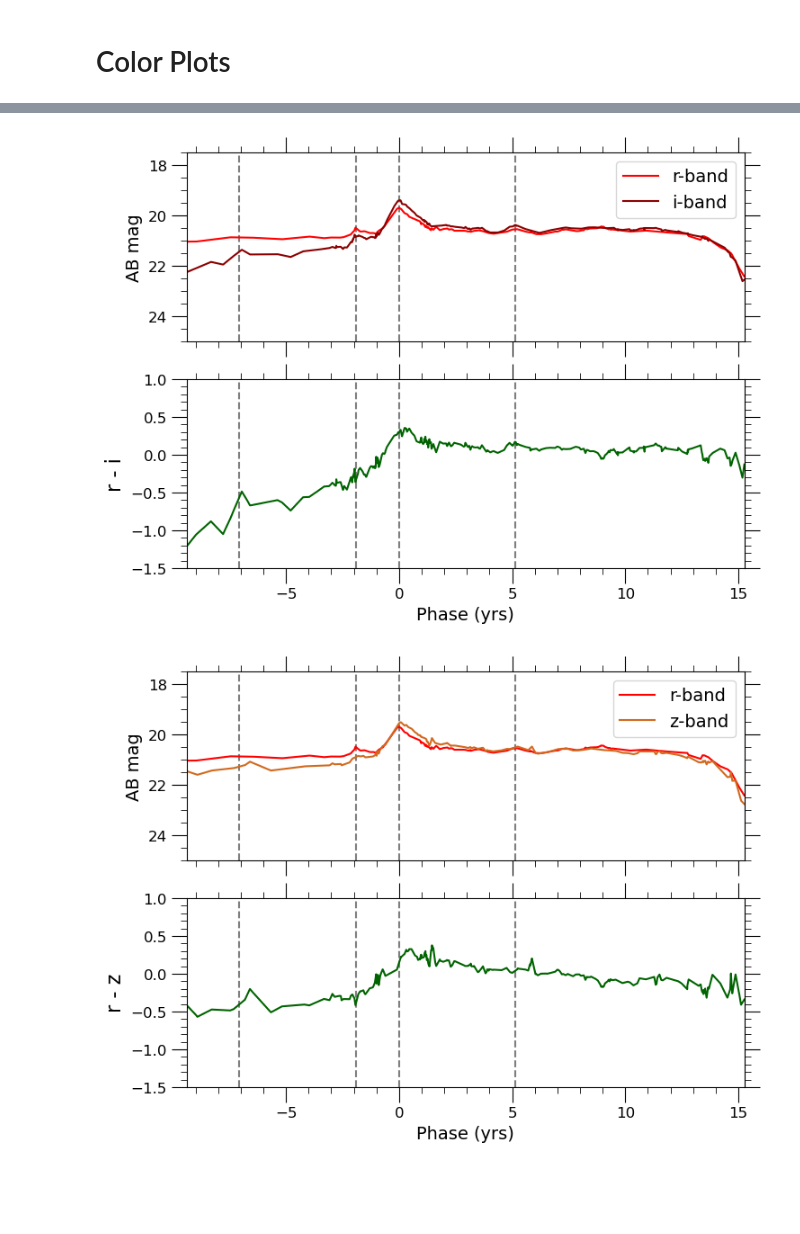
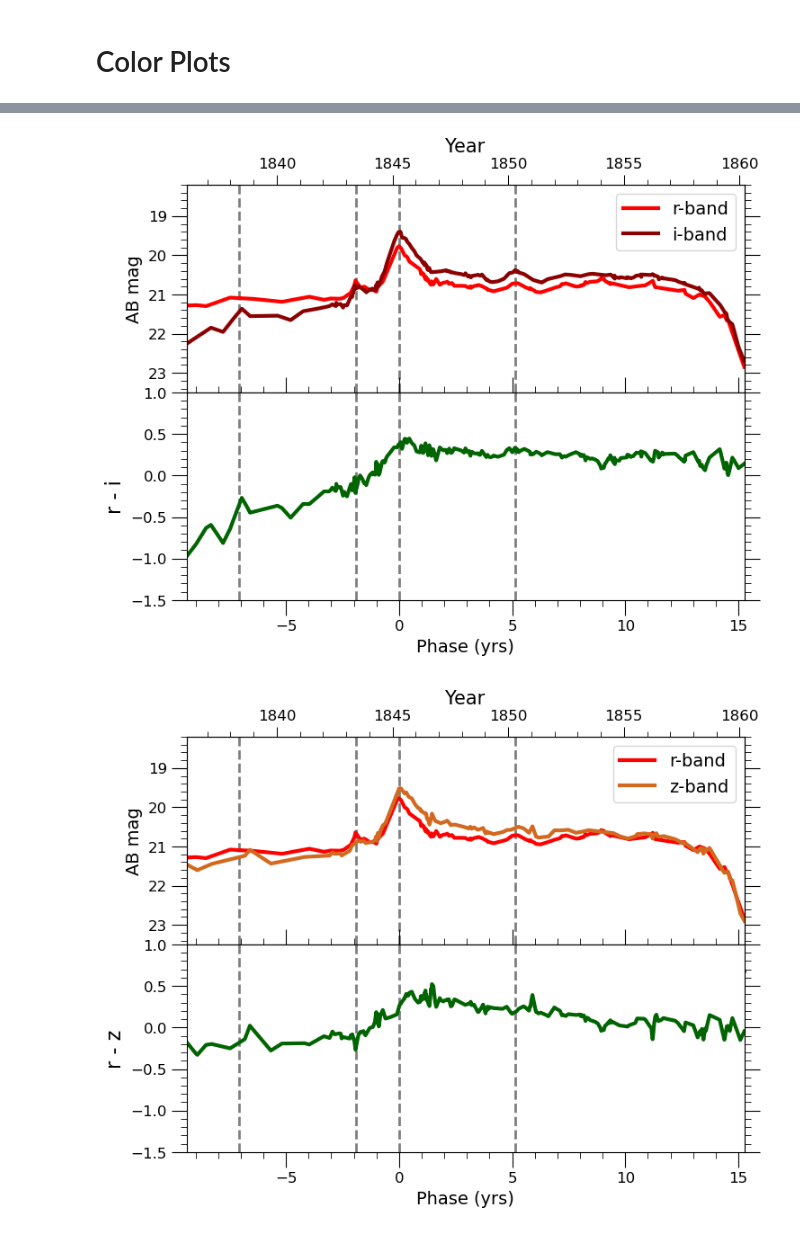
Before and after one commit to xiaolng/EtaCarEchoes, a Jupyter notebook: python_fitting/EtaCar_Display.ipynb, the cells around one changed output, grey strips where cells are left out. Drawn from its saved outputs; the diff is of its cells as text; code cells hidden in the pictures; blank space fills up the shorter version.

```diff
--- a/python_fitting/EtaCar_Display.ipynb
+++ b/python_fitting/EtaCar_Display.ipynb
@@ -429,14 +461,14 @@ day2yr = 365.
 # phase_offset = 0.
 phase_offset = -57430.
 
-axs[0].errorbar((t_ran+phase_offset)/day2yr, y1, ecolor='black', color='blue',label='g-band')
-axs[0].errorbar((t_ran+phase_offset)/day2yr, y2, ecolor='black', color='darkred',label='i-band')
+axs[0].errorbar((t_ran+phase_offset)/day2yr, y1, ecolor='black', color='blue',label='g-band',linewidth=3)
+axs[0].errorbar((t_ran+phase_offset)/day2yr, y2, ecolor='black', color='darkred',label='i-band', linewidth=3)
 axs[0].set_ylabel('AB mag', fontsize = 14)
-axs[0].set_ylim(17.5, 25)
+axs[0].set_ylim(18.2, 24.5)
 axs[0].invert_yaxis()
 axs[0].legend(fontsize = 14)
 
-axs[1].errorbar((t_ran+phase_offset)/day2yr, y1-y2, ecolor='black', color='darkgreen')
+axs[1].errorbar((t_ran+phase_offset)/day2yr, y1-y2, ecolor='black', color='darkgreen', linewidth=3)
 axs[1].set_xlabel('Phase (yrs)', fontsize = 14)
 axs[1].set_ylabel('g - i', fontsize = 16)
 axs[1].set_ylim(-0.01,3.0)
@@ -460,13 +492,13 @@ fig.subplots_adjust(wspace=0, hspace=0)
 axs[0].tick_params(which='both', bottom='off', labelbottom='off')
 ax_y = axs[0].twiny()
 ax_y.errorbar(eta_historic.t['Year'], eta_historic.t['Flux'], fmt='--o', color='slategray', label='Historical LC')
-ax_y.set_xlim(1835.86, 1860.5)
+# ax_y.set_xlim(1835.86, 1860.5)
+ax_y.set_xlim(1836.1, 1860.2)
 ax_y.set_xlabel('Year', fontsize = 15)
 ax_y.minorticks_on()
 ax_y.tick_params(axis='x', which='major', labelsize=12, width=0.75)
 ax_y.tick_params(which='major', length=8)
 ax_y.tick_params(which='minor', length=4)
 
-# fig.savefig('../figures/ec0915/g-i_Color.png', bbox_inches = 'tight', dpi = 100)
 fig.savefig('../figures/display/g-i_Color.png', bbox_inches = 'tight', dpi = 100)
 # %% [output]
@@ -564,42 +622,55 @@ fig.savefig('../figures/ec0915/g-z_Color.png', bbox_inches = 'tight', dpi = 100)
 # %%
 # r - i
 
 y1 = r_new
 y2 = i_new
 
 fig, axs = plt.subplots(2,1,dpi = 100, figsize = [8,6], sharex=True)
 axs = axs.flatten()
 
-axs[0].errorbar((t_ran+phase_offset)/day2yr, y1, ecolor='black', color='red',label='r-band')
-axs[0].errorbar((t_ran+phase_offset)/day2yr, y2, ecolor='black', color='darkred',label='i-band')
+axs[0].errorbar((t_ran+phase_offset)/day2yr, y1, ecolor='black', color='red',label='r-band', linewidth=3)
+axs[0].errorbar((t_ran+phase_offset)/day2yr, y2, ecolor='black', color='darkred',label='i-band', linewidth=3)
 axs[0].set_ylabel('AB mag', fontsize = 14)
-axs[0].set_ylim(17.5, 25)
+axs[0].set_ylim(18.2, 23.5)
 axs[0].invert_yaxis()
 axs[0].legend(fontsize = 14)
 
-axs[1].errorbar((t_ran+phase_offset)/day2yr, y1-y2, ecolor='black', color='darkgreen')
+axs[1].errorbar((t_ran+phase_offset)/day2yr, y1-y2, ecolor='black', color='darkgreen', linewidth=3)
 # axs[1].set_xlabel('MJD (days)', fontsize = 14)
 axs[1].set_xlabel('Phase (yrs)', fontsize = 14)
 axs[1].set_ylabel('r - i', fontsize = 16)
 axs[1].set_ylim(-1.5,1.)
 
 for ax in axs:
     ax.minorticks_on()
     ax.tick_params(axis='x', labelsize=12)
     ax.tick_params(axis='y', labelsize=12)
     ax.tick_params(which='major',bottom='on',top='on',left='on',right='on',length=12)
     ax.tick_params(which='minor',bottom='on',top='on',left='on',right='on',length=5)
     ax.ticklabel_format(axis='both', style='plain')
 
     ax.set_xlim((54000+phase_offset)/day2yr, (63000+phase_offset)/day2yr)
-    ax.axvline((54850+phase_offset)/day2yr, color='k', ls='--', alpha=0.5)
-    ax.axvline((56740+phase_offset)/day2yr, color='k', ls='--', alpha=0.5)
-    ax.axvline((57430+phase_offset)/day2yr, color='k', ls='--', alpha=0.5)
-    ax.axvline((59300+phase_offset)/day2yr, color='k', ls='--', alpha=0.5)
+    ax.axvline((54850+phase_offset)/day2yr, color='k', ls='--', alpha=0.5, lw=2)
+    ax.axvline((56740+phase_offset)/day2yr, color='k', ls='--', alpha=0.5, lw=2)
+    ax.axvline((57430+phase_offset)/day2yr, color='k', ls='--', alpha=0.5, lw=2)
+    ax.axvline((59300+phase_offset)/day2yr, color='k', ls='--', alpha=0.5, lw=2)
 
-fig.savefig('../figures/ec0915/r-i_Color.png', bbox_inches = 'tight', dpi = 100)
+fig.subplots_adjust(wspace=0, hspace=0)
+
+axs[0].tick_params(which='both', bottom='off', labelbottom='off')
+ax_y = axs[0].twiny()
+ax_y.errorbar(eta_historic.t['Year'], eta_historic.t['Flux'], fmt='--o', color='slategray', label='Historical LC')
+# ax_y.set_xlim(1835.86, 1860.5)
+ax_y.set_xlim(1836.1, 1860.2)
+ax_y.set_xlabel('Year', fontsize = 15)
+ax_y.minorticks_on()
+ax_y.tick_params(axis='x', which='major', labelsize=12, width=0.75)
+ax_y.tick_params(which='major', length=8)
+ax_y.tick_params(which='minor', length=4)
+
+fig.savefig('../figures/display/r-i_Color.png', bbox_inches = 'tight', dpi = 100)
 # %% [output]
-[figure, old version]
+[figure, new version]
 # %%
 # r - z
 
@@ -609,14 +680,14 @@ y2 = z_new
 fig, axs = plt.subplots(2,1,dpi = 100, figsize = [8,6], sharex=True)
 axs = axs.flatten()
 
-axs[0].errorbar((t_ran+phase_offset)/day2yr, y1, ecolor='black', color='red',label='r-band')
-axs[0].errorbar((t_ran+phase_offset)/day2yr, y2, ecolor='black', color='chocolate',label='z-band')
+axs[0].errorbar((t_ran+phase_offset)/day2yr, y1, ecolor='black', color='red',label='r-band', linewidth=3)
+axs[0].errorbar((t_ran+phase_offset)/day2yr, y2, ecolor='black', color='chocolate',label='z-band', linewidth=3)
 axs[0].set_ylabel('AB mag', fontsize = 14)
-axs[0].set_ylim(17.5, 25)
+axs[0].set_ylim(18.2, 23.5)
 axs[0].invert_yaxis()
 axs[0].legend(fontsize = 14)
 
-axs[1].errorbar((t_ran+phase_offset)/day2yr, y1-y2, ecolor='black', color='darkgreen')
+axs[1].errorbar((t_ran+phase_offset)/day2yr, y1-y2, ecolor='black', color='darkgreen', linewidth=3)
 # axs[1].set_xlabel('MJD (days)', fontsize = 14)
 axs[1].set_xlabel('Phase (yrs)', fontsize = 14)
 axs[1].set_ylabel('r - z', fontsize = 16)
@@ -631,14 +702,27 @@ for ax in axs:
     ax.ticklabel_format(axis='both', style='plain')
 
     ax.set_xlim((54000+phase_offset)/day2yr, (63000+phase_offset)/day2yr)
-    ax.axvline((54850+phase_offset)/day2yr, color='k', ls='--', alpha=0.5)
-    ax.axvline((56740+phase_offset)/day2yr, color='k', ls='--', alpha=0.5)
-    ax.axvline((57430+phase_offset)/day2yr, color='k', ls='--', alpha=0.5)
-    ax.axvline((59300+phase_offset)/day2yr, color='k', ls='--', alpha=0.5)
+    ax.axvline((54850+phase_offset)/day2yr, color='k', ls='--', alpha=0.5, lw=2)
+    ax.axvline((56740+phase_offset)/day2yr, color='k', ls='--', alpha=0.5, lw=2)
+    ax.axvline((57430+phase_offset)/day2yr, color='k', ls='--', alpha=0.5, lw=2)
+    ax.axvline((59300+phase_offset)/day2yr, color='k', ls='--', alpha=0.5, lw=2)
 
-fig.savefig('../figures/ec0915/r-z_Color.png', bbox_inches = 'tight', dpi = 100)
+fig.subplots_adjust(wspace=0, hspace=0)
+
+axs[0].tick_params(which='both', bottom='off', labelbottom='off')
+ax_y = axs[0].twiny()
+ax_y.errorbar(eta_historic.t['Year'], eta_historic.t['Flux'], fmt='--o', color='slategray', label='Historical LC')
+# ax_y.set_xlim(1835.86, 1860.5)
+ax_y.set_xlim(1836.1, 1860.2)
+ax_y.set_xlabel('Year', fontsize = 15)
+ax_y.minorticks_on()
+ax_y.tick_params(axis='x', which='major', labelsize=12, width=0.75)
+ax_y.tick_params(which='major', length=8)
+ax_y.tick_params(which='minor', length=4)
+
+fig.savefig('../figures/display/r-z_Color.png', bbox_inches = 'tight', dpi = 100)
 # %% [output]
-[figure, old version]
+[figure, new version]
 # %%
 # i - z
 
```
Also changed, not shown: parts of 7 cells of this notebook, 8 other files.
